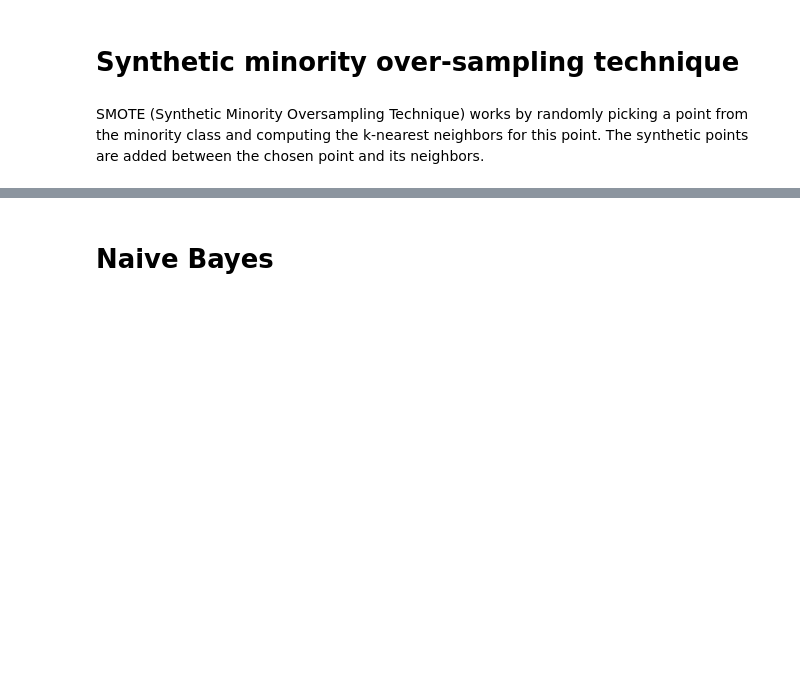
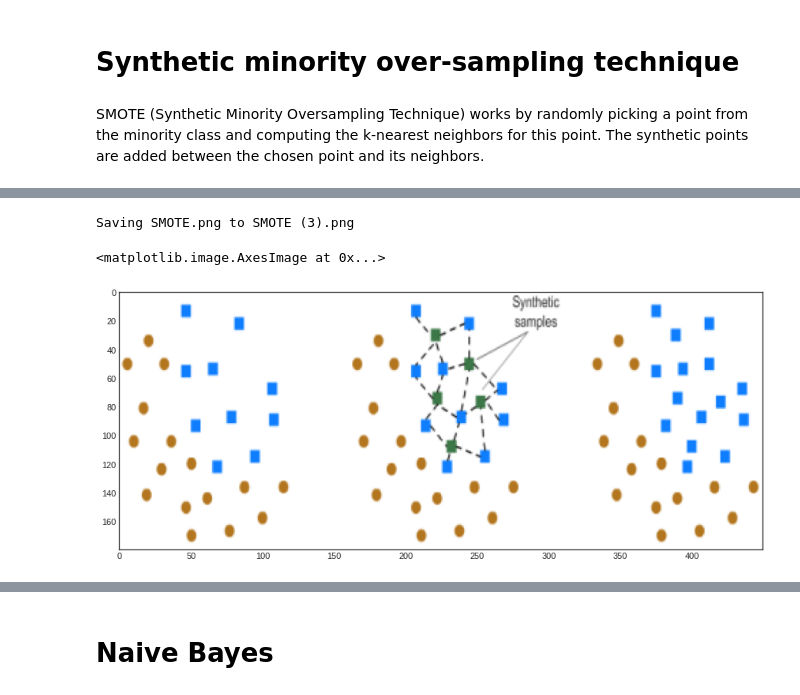
Before and after one commit to palit-ishan/Bank_Marketing_Campaign_Outcome, a Jupyter notebook: ML_Project_Notebook.ipynb, the cells around one changed output, grey strips where cells are left out. Drawn from its saved outputs; the diff is of its cells as text; code cells hidden in the pictures; blank space fills up the shorter version.

```diff
--- a/ML_Project_Notebook.ipynb
+++ b/ML_Project_Notebook.ipynb
@@ -1094,3 +1085,11 @@ Recall: 0.6746104491292392
 # **Synthetic minority over-sampling technique**
 # %% [markdown]
 SMOTE (Synthetic Minority Oversampling Technique) works by randomly picking a point from the minority class and computing the k-nearest neighbors for this point. The synthetic points are added between the chosen point and its neighbors.
+# %%
+import cv2
+tomek = files.upload()
+img = cv2.imread('SMOTE.png')
+dim = (450, 180)
+img = cv2.resize(img,dim,interpolation = cv2.INTER_AREA)
+plt.imshow(img)
+# %% [output]
@@ -1096,0 +1097,3 @@ SMOTE (Synthetic Minority Oversampling Technique) works by randomly picking a po
+Saving SMOTE.png to SMOTE (3).png
+<matplotlib.image.AxesImage at 0x...>
+[figure, added]
```
Also changed, not shown: parts of 8 cells of this notebook.
